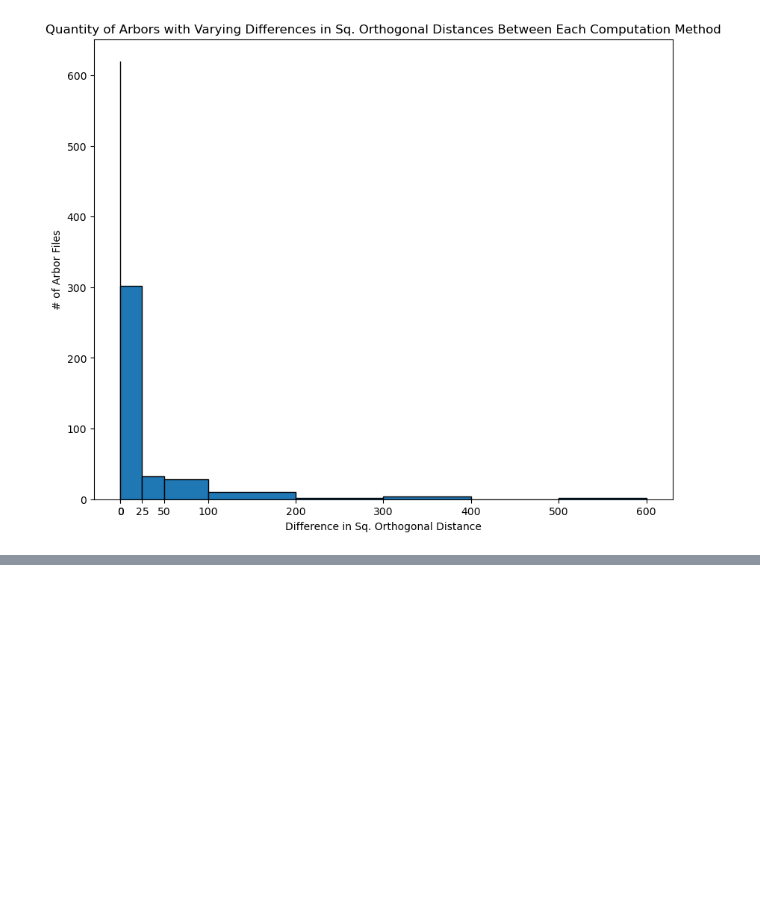
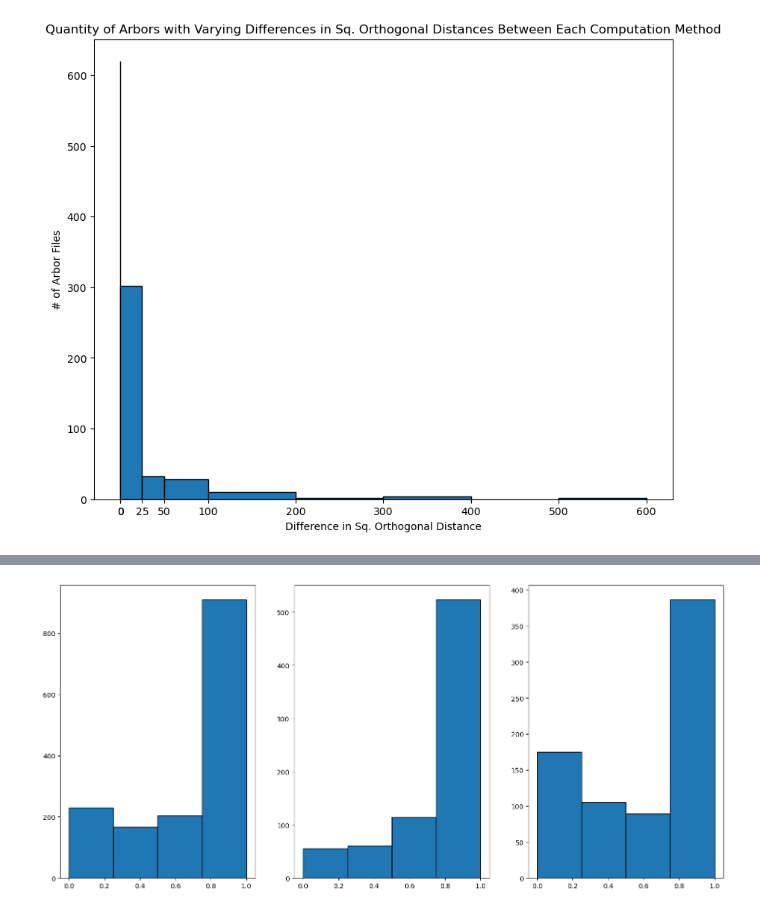
Before and after one commit to arjunc12/Plant-Architecture, a Jupyter notebook: heterogeneity_analysis.ipynb, the cells around one changed output, grey strips where cells are left out. Cells and saved outputs as stored; diff of their text form; code cells hidden in the pictures; blank space fills up the shorter version.

Commit message:
created three histograms to show the distribution of optimal alpha values in arbors without any treatment at all

```diff
--- a/heterogeneity_analysis.ipynb
+++ b/heterogeneity_analysis.ipynb
@@ -81,15 +56,24 @@ _1_acc = []
 # %%
+# Looking at data by hormone treatment
+
 df_treatment = pd.read_csv("data/metadata/metadata.csv")
 df_results = pd.read_csv("data/results/heterogeneous_results/optimal_distance_values.csv")
 
 df_treatment.columns = df_treatment.columns.str.strip()
 df_results.columns = df_results.columns.str.strip()
-print(df_treatment.columns)
-print(df_results.columns)
+# print(df_treatment.columns)
+# print(df_results.columns)
+
+df_treatment['arbor name'] = df_treatment['arbor name'].str.strip() # removing space in front of the arbor names from metadata.csv
 
 # merging dataframes by arbor
 combined_df = df_results.merge(df_treatment, left_on='arbor', right_on='arbor name', how='left')
-print(combined_df.head())
+# print(combined_df.head())
+print(combined_df.head(10))
+
+for i in range(100, 200):
+    print(combined_df.loc[i, "cost method"])
+
 
 # filtering df by treatments
 # %% [output]
@@ -112,0 +118,59 @@ Index(['arbor', 'cost method', 'G', 'alpha',
+# %%
+fig, ax = plt.subplots(1, 3, figsize=(18, 8))
+
+# Distribution of Alpha Values (No Treatment, including No GA, No IAA, No ABA, No Cyto, No Acc)
+no_treatment_all = combined_df[combined_df["hormone"] == " None"]
+no_treatment_homogeneous = no_treatment_all[no_treatment_all["cost method"] == ' homogeneous']
+no_treatment_heterogeneous = no_treatment_all[no_treatment_all["cost method"] == ' heterogeneous']
+
+ax[0].hist(no_treatment_all['alpha'], bins=[0, 0.25, 0.5, 0.75, 1.0], edgecolor='black')
+
+#ax[0].xticks([0, 0.25, 0.5, 0.75, 1.0])
+#ax[0].xlabel('Optimal Alpha Values')
+#ax[0].ylabel('Number of Arbors')
+#ax[0].title("Distribution of Alpha Values [ALL] (No Treatment, including No GA, No IAA, No ABA, No Cyto, No Acc)")
+#ax[0].show()
+
+    # Homogeneous
+ax[1].hist(no_treatment_homogeneous['alpha'], bins=[0, 0.25, 0.5, 0.75, 1.0], edgecolor='black')
+
+#ax[1].xticks([0, 0.25, 0.5, 0.75, 1.0])
+#ax[1].xlabel('Optimal Alpha Values')
+#ax[1].ylabel('Number of Arbors')
+#ax[1].title("Distribution of Alpha Values [HOMOGENEOUS] (No Treatment, including No GA, No IAA, No ABA, No Cyto, No Acc)")
+##ax[1].show()
+
+    # Heterogeneous
+ax[2].hist(no_treatment_heterogeneous['alpha'], bins=[0, 0.25, 0.5, 0.75, 1.0], edgecolor='black')
+
+#ax[2].xticks([0, 0.25, 0.5, 0.75, 1.0])
+#ax[2].xlabel('Optimal Alpha Values')
+#ax[2].ylabel('Number of Arbors')
+#ax[2].title("Distribution of Alpha Values [HETEROGENEOUS] (No Treatment, including No GA, No IAA, No ABA, No Cyto, No Acc)")
+#ax[2].show()
+
+
+# Distribution of Alpha Values (No Hormone Treatment) - Homogeneous
+no_treatment = combined_df[combined_df["hormone"] == ""]
+
+# Distribution of Alpha Values (No Hormone Treatment) - Heterogeneous
+
+
+# Distribution of Alpha Values (GA Hormone Treatment, Low and High)
+
+
+# Distribution of Alpha Values (IAA Hormone Treatment)
+
+
+# Distribution of Alpha Values (ABA Hormone Treatment, 10 and 1)
+
+
+# Distribution of Alpha Values (1 ABA Hormone Treatment)
+
+
+# Distribution of Alpha Values (Cyto Hormone, Low and High Treatment)
+
+
+# Distribution of Alpha Values (No Hormone Treatment)
+# %% [output]
+[figure, added]
```
Also changed, not shown: parts of 5 cells of this notebook.
